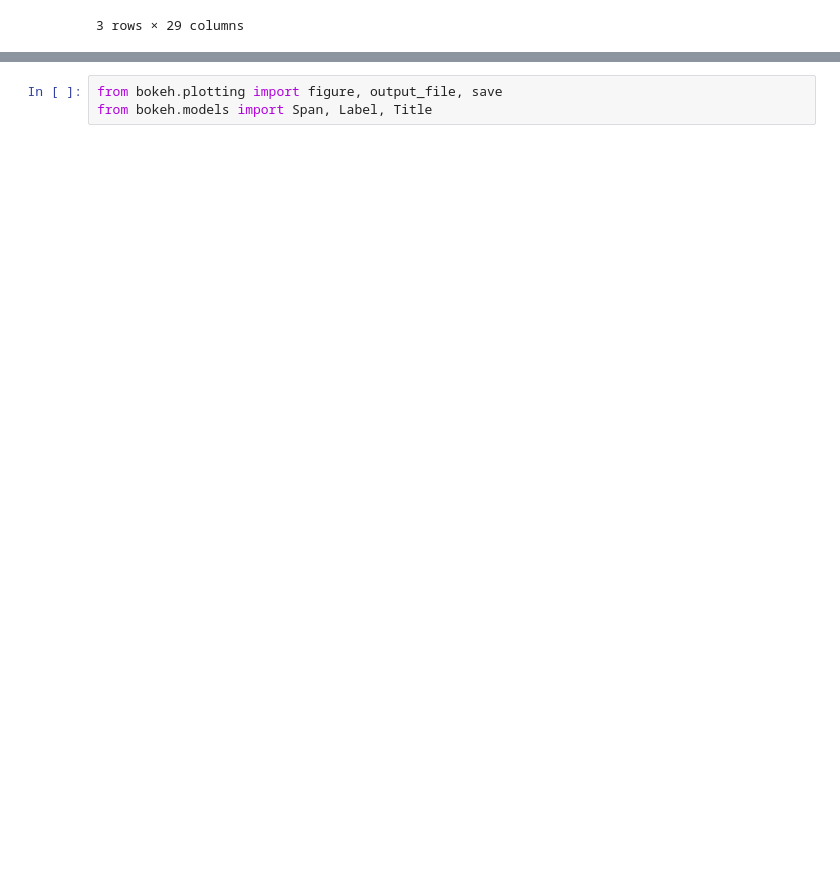
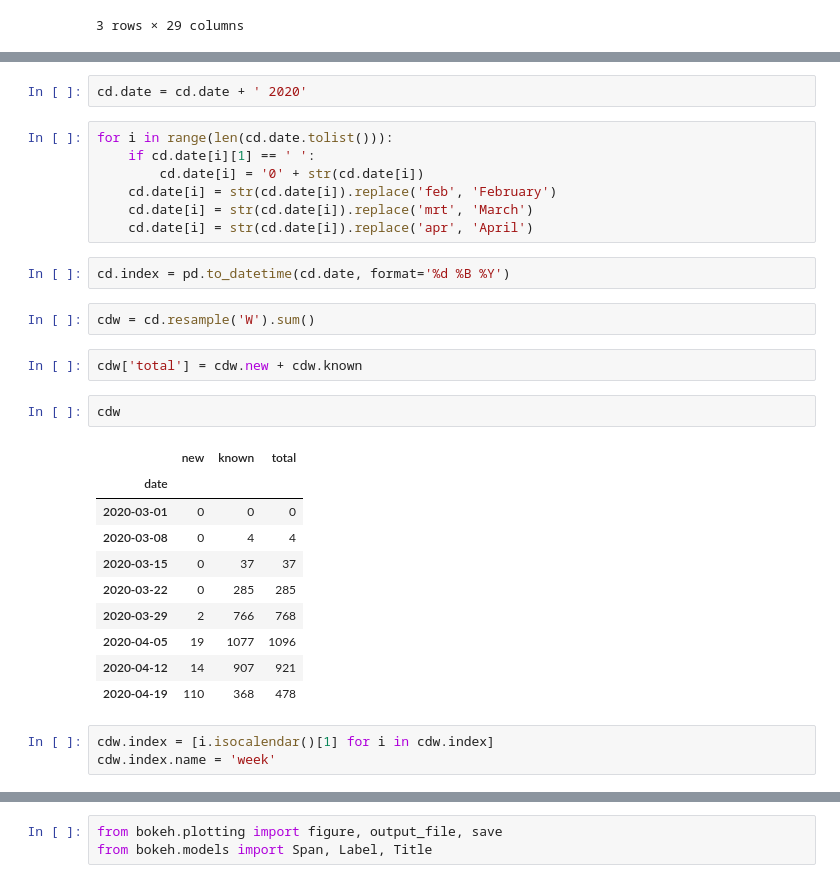
Before and after one commit to gidven/nl-mortality-covid, a Jupyter notebook: weekly-mortality.ipynb, the cells around one changed output, grey strips where cells are left out. Cells and saved outputs as stored; diff of their text form; blank space fills up the shorter version.

```diff
--- a/weekly-mortality.ipynb
+++ b/weekly-mortality.ipynb
@@ -151,0 +161,31 @@ plotdata.head(3)
+# %%
+cd.date = cd.date + ' 2020'
+# %%
+for i in range(len(cd.date.tolist())):
+    if cd.date[i][1] == ' ':
+        cd.date[i] = '0' + str(cd.date[i])
+    cd.date[i] = str(cd.date[i]).replace('feb', 'February')
+    cd.date[i] = str(cd.date[i]).replace('mrt', 'March')
+    cd.date[i] = str(cd.date[i]).replace('apr', 'April')
+# %%
+cd.index = pd.to_datetime(cd.date, format='%d %B %Y')
+# %%
+cdw = cd.resample('W').sum()
+# %%
+cdw['total'] = cdw.new + cdw.known
+# %%
+cdw
+# %% [output]
+|  | new | known | total |
+| date |  |  |  |
+| 2020-03-01 | 0 | 0 | 0 |
+| 2020-03-08 | 0 | 4 | 4 |
+| 2020-03-15 | 0 | 37 | 37 |
+| 2020-03-22 | 0 | 285 | 285 |
+| 2020-03-29 | 2 | 766 | 768 |
+| 2020-04-05 | 19 | 1077 | 1096 |
+| 2020-04-12 | 14 | 907 | 921 |
+| 2020-04-19 | 110 | 368 | 478 |
+# %%
+cdw.index = [i.isocalendar()[1] for i in cdw.index]
+cdw.index.name = 'week'
```
Also changed, not shown: parts of 7 cells of this notebook, 4 other files.
